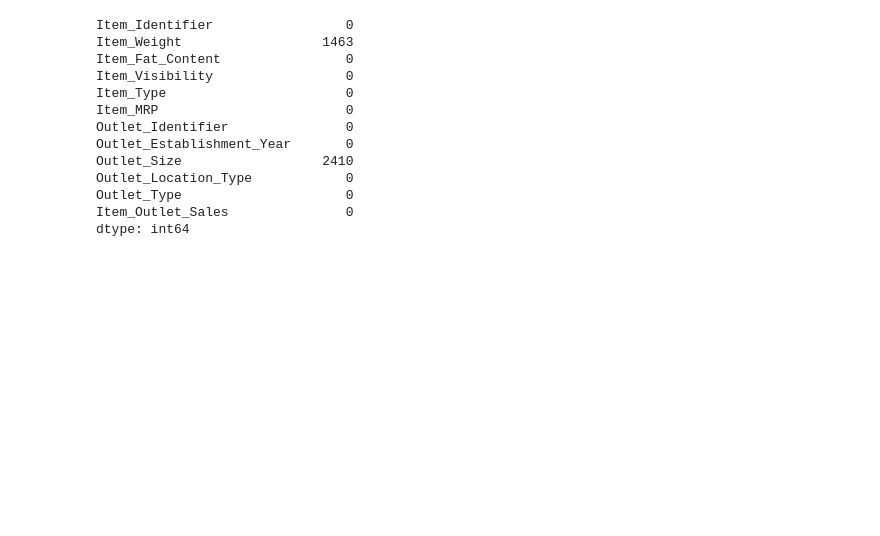
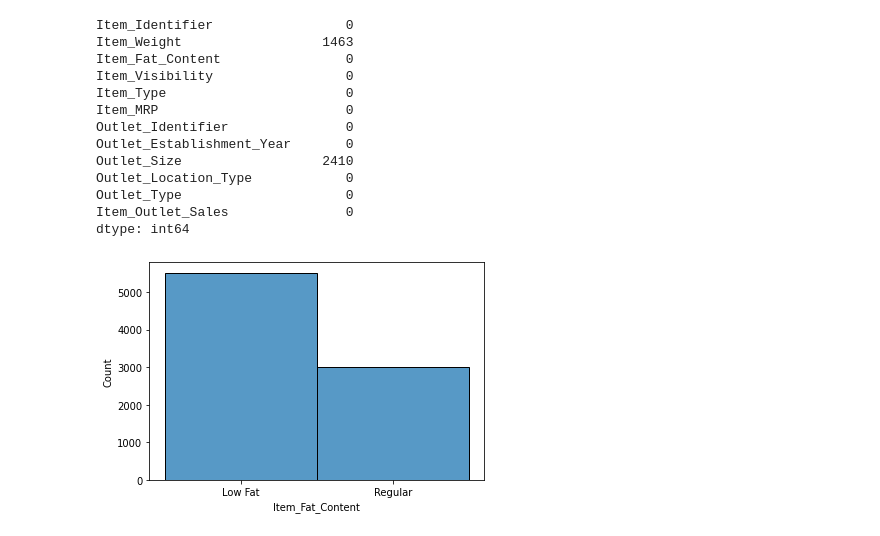
Before and after one commit to mmcasares/Food-Sales-Predictions, a Jupyter notebook: Food_Sales_Predictions_Migael_Moran.ipynb, the cells around one changed output. Cells and saved outputs as stored; diff of their text form; code cells hidden in the pictures; blank space fills up the shorter version.

```diff
--- a/Food_Sales_Predictions_Migael_Moran.ipynb
+++ b/Food_Sales_Predictions_Migael_Moran.ipynb
@@ -228,3 +231,7 @@ Outlet_Location_Type            0
 Outlet_Type                     0
 Item_Outlet_Sales               0
 dtype: int64
+# %%
+sns.histplot(data=df, x='Item_Fat_Content');
+# %% [output]
+[figure, added]
```
Also changed, not shown: parts of 2 cells of this notebook.
